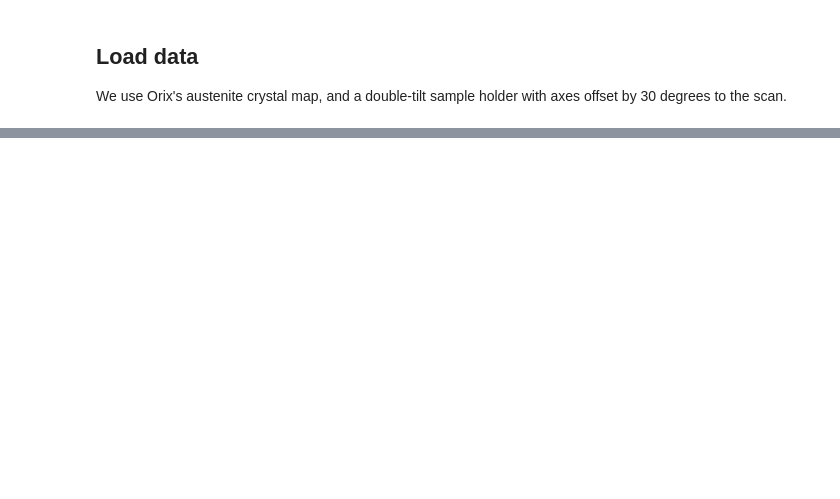
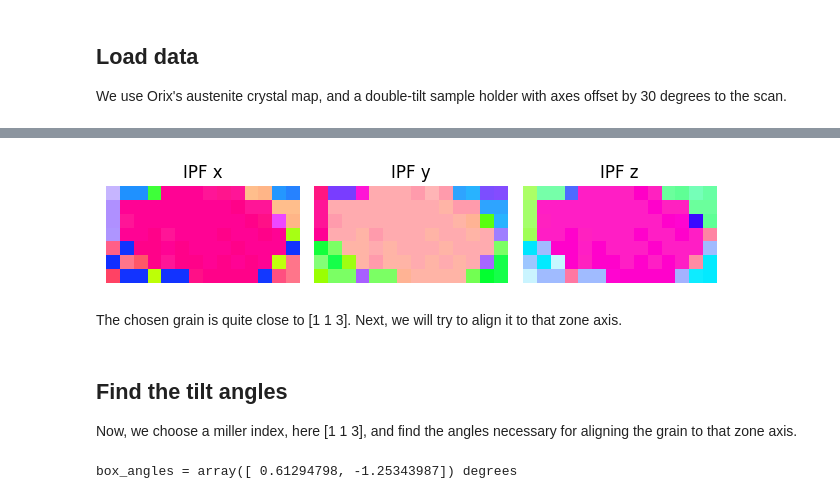
Before and after one commit to viljarjf/tiltlib, a Jupyter notebook: examples/zone_axis_alignment.ipynb, the cells around one changed output, grey strips where cells are left out. Drawn from its saved outputs; the diff is of its cells as text; code cells hidden in the pictures; blank space fills up the shorter version.

```diff
--- a/examples/zone_axis_alignment.ipynb
+++ b/examples/zone_axis_alignment.ipynb
@@ -47,0 +67,18 @@ We choose a grain as a target for our optimization with a hyperspy ROI
+# %%
+box_crop = sample.crop(box)
+fig = box_crop.plot()
+# %% [output]
+[figure, added]
+# %% [markdown]
+The chosen grain is quite close to [1 1 3]. Next, we will try to align it to that zone axis.
+# %% [markdown]
+## Find the tilt angles
+
+Now, we choose a miller index, here [1 1 3], and find the angles necessary for aligning the grain to that zone axis.
+# %%
+target = Miller(uvw=[1, 1, 3], phase=sample.xmap.phases[0])
+
+box_angles = box_crop.find_tilt_angles(target)
+print(f"{box_angles = } degrees")
+# %% [output]
+box_angles = array([ 0.61294798, -1.25343987]) degrees
```
Also changed, not shown: parts of 18 cells of this notebook.
